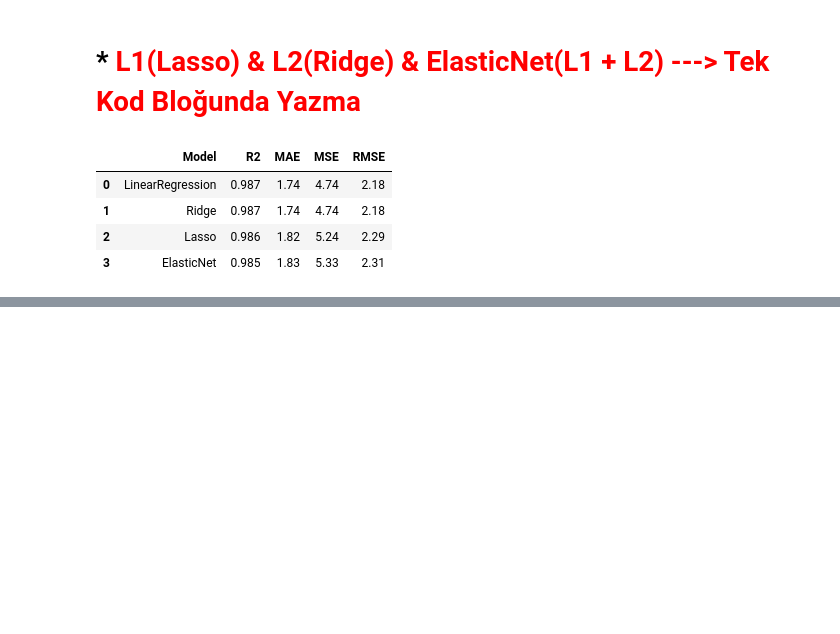
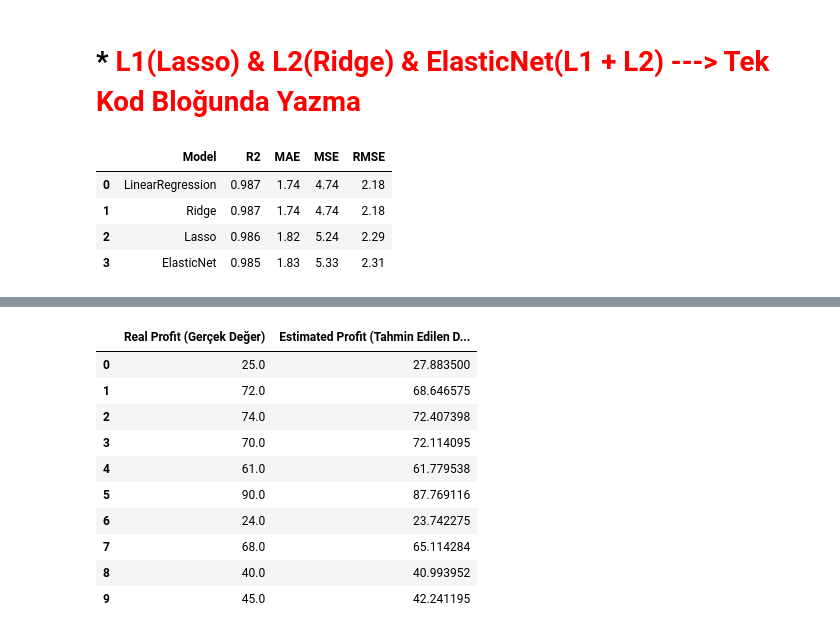
Before and after one commit to GorkemCin/Machine_Learning, a Jupyter notebook: Machine_Learning/supervised_ml/Multiple Linear Regression.ipynb, the cells around one changed output, grey strips where cells are left out. Drawn from its saved outputs; the diff is of its cells as text; code cells hidden in the pictures; blank space fills up the shorter version.

Commit message:
Update: Refined Multiple Linear Regression notebook

```diff
--- a/Machine_Learning/supervised_ml/Multiple Linear Regression.ipynb
+++ b/Machine_Learning/supervised_ml/Multiple Linear Regression.ipynb
@@ -723,0 +737,21 @@ results_df
+# %%
+# Ridge modelini tanımlayalım ve eğitelim
+from sklearn.linear_model import Ridge
+
+ridge_model = Ridge(alpha=1.0)  # alpha: düzenleme (L2) gücü
+ridge_model.fit(X_train, y_train)
+
+# Test setinde tahmin üretelim
+ridge_predict = ridge_model.predict(X_test)
+
+# R2, MAE, MSE, RMSE metriklerini hesaplayalım
+r2   = r2_score(y_test, ridge_predict)
+mae  = mean_absolute_error(y_test, ridge_predict)
+mse  = mean_squared_error(y_test, ridge_predict)
+rmse = np.sqrt(mse)
+
+# Sonuçları yazdıralım
+print(f'R2 Score: {r2:.2f}')
+print(f'Mean Absolute Error: {mae:.2f}')
+print(f'Mean Squared Error: {mse:.2f}')
+print(f'Root Mean Squared Error: {rmse:.2f}')
@@ -723,0 +776,20 @@ results_df
+# %%
+# İlk 10 gözlem için Gerçek vs Tahmin tablosu
+ridge_comparison = pd.DataFrame({
+    'Real Profit (Gerçek Değer)': y_test.flatten(),
+    'Estimated Profit (Tahmin Edilen Değer) (Ridge)': ridge_predict.flatten()
+})
+
+ridge_comparison.head(10)
+# %% [output]
+|  | Real Profit (Gerçek Değer) | Estimated Profit (Tahmin Edilen D... |
+| 0 | 25.0 | 27.883500 |
+| 1 | 72.0 | 68.646575 |
+| 2 | 74.0 | 72.407398 |
+| 3 | 70.0 | 72.114095 |
+| 4 | 61.0 | 61.779538 |
+| 5 | 90.0 | 87.769116 |
+| 6 | 24.0 | 23.742275 |
+| 7 | 68.0 | 65.114284 |
+| 8 | 40.0 | 40.993952 |
+| 9 | 45.0 | 42.241195 |
```
Also changed, not shown: parts of 7 cells of this notebook.
